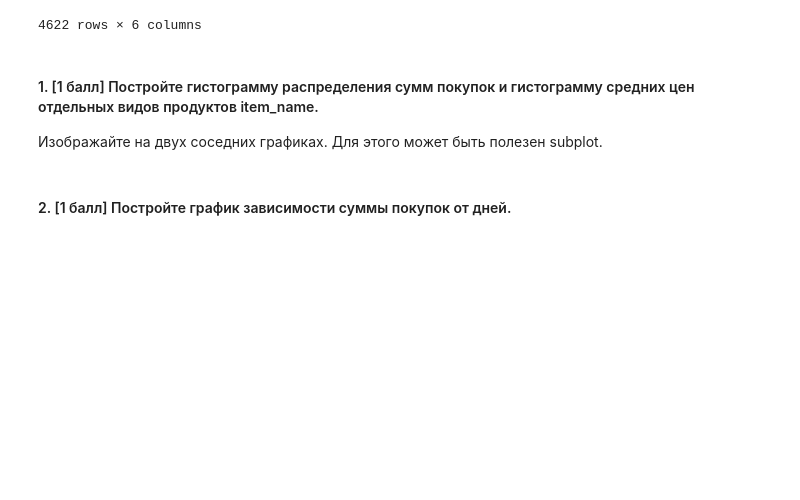
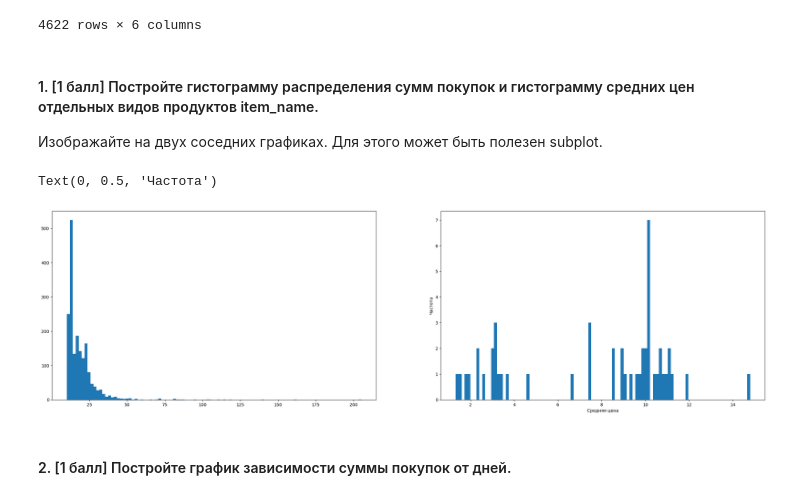
Before and after one commit to h3avydirtysoul/MachineLearning2023, a Jupyter notebook: homework-practice-01-pandas.ipynb, the cells around one changed output. Cells and saved outputs as stored; diff of their text form; code cells hidden in the pictures; blank space fills up the shorter version.

```diff
--- a/homework-practice-01-pandas.ipynb
+++ b/homework-practice-01-pandas.ipynb
@@ -407,5 +437,17 @@ data
 #### 1. [1 балл] Постройте гистограмму распределения сумм покупок и гистограмму средних цен отдельных видов продуктов item_name.
 
 Изображайте на двух соседних графиках. Для этого может быть полезен subplot.
+# %%
+summ = data.groupby('order_id')['float_price'].sum()
+mean = data.groupby('item_name')['float_price'].mean()
+
+fig, axs = plt.subplots(1,2,figsize=(30,8))
+axs[0].hist(summ, 100)
+axs[1].hist(mean, 100)
+plt.xlabel('Средняя цена')
+plt.ylabel('Частота')
+# %% [output]
+Text(0, 0.5, 'Частота')
+[figure, added]
 # %% [markdown]
 #### 2. [1 балл] Постройте график зависимости суммы покупок от дней.
```
Also changed, not shown: parts of 24 cells of this notebook.
